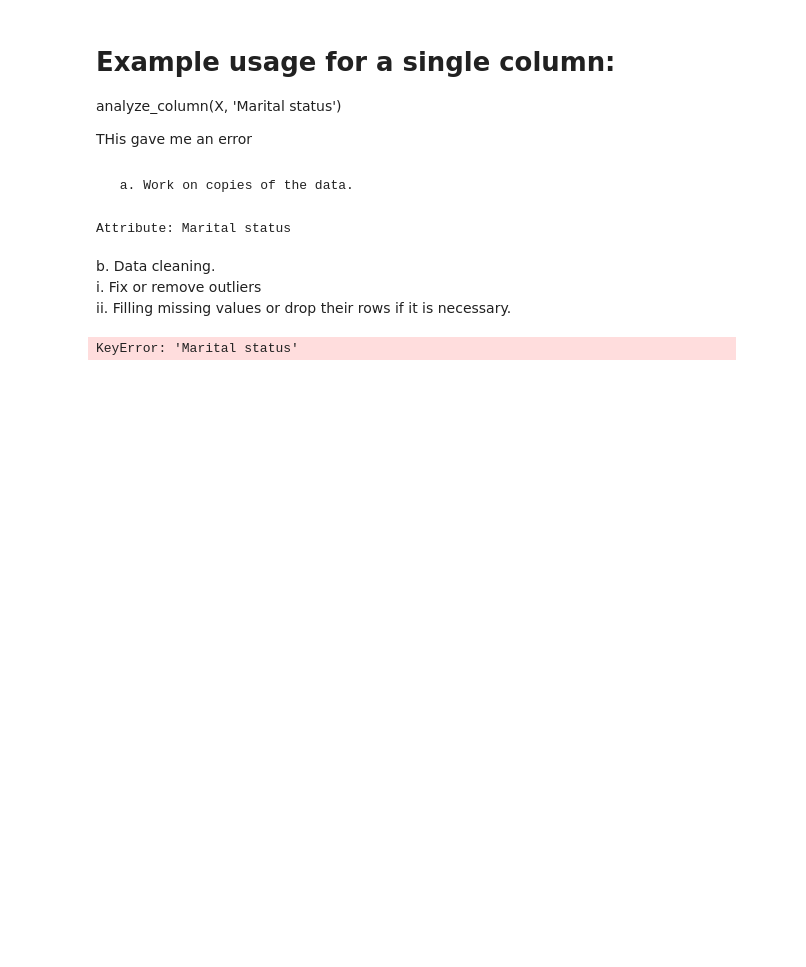
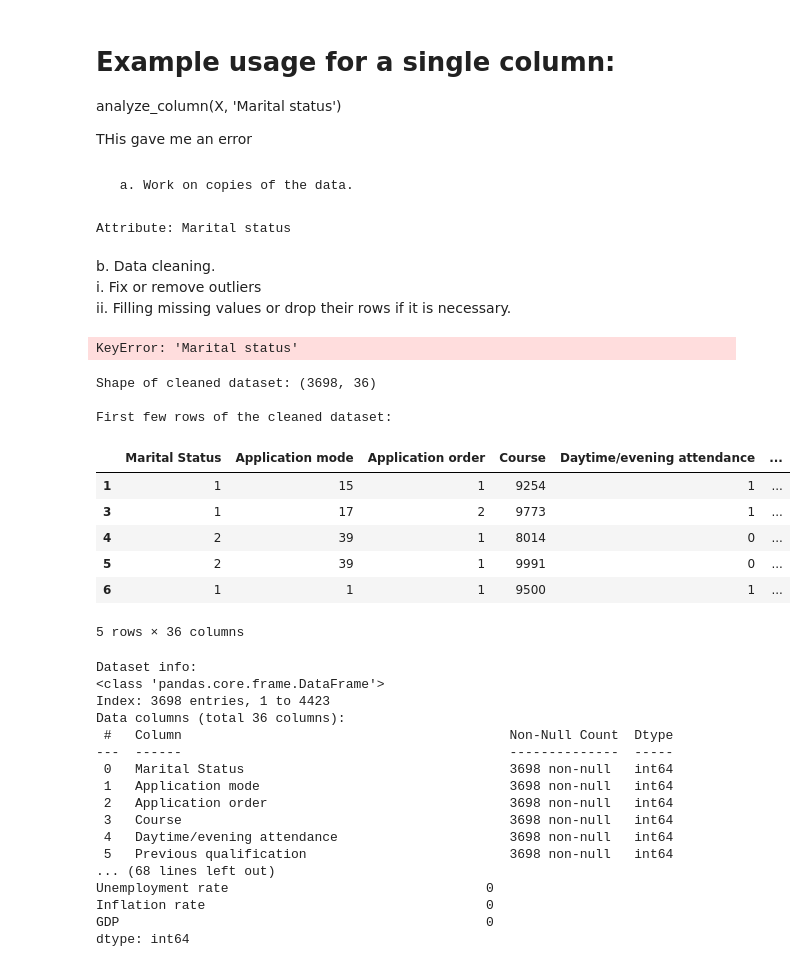
Before and after one commit to azeiber/student-droupout-detection, a Jupyter notebook: Studentdropoutandacademicsuccess.ipynb, the cells around one changed output. Drawn from its saved outputs; the diff is of its cells as text; code cells hidden in the pictures; blank space fills up the shorter version.

```diff
--- a/Studentdropoutandacademicsuccess.ipynb
+++ b/Studentdropoutandacademicsuccess.ipynb
@@ -208,3 +220,40 @@ X_cleaned = handle_missing_values(X_cleaned, 'Marital status', method='fill')
 X_cleaned = handle_missing_values(X_cleaned, 'Application mode', method='drop')
 # %% [output]
 KeyError: 'Marital status'
+# %%
+# Display the cleaned dataset
+print("Shape of cleaned dataset:", X_cleaned.shape)
+print("\nFirst few rows of the cleaned dataset:")
+display(X_cleaned.head())
+print("\nDataset info:")
+print(X_cleaned.info())
+print("\nMissing values count:")
+print(X_cleaned.isnull().sum())
+# %% [output]
+Shape of cleaned dataset: (3698, 36)
+
+First few rows of the cleaned dataset:
+|  | Marital Status | Application mode | Application order | Course | Daytime/evening attendance | ... |
+| 1 | 1 | 15 | 1 | 9254 | 1 | ... |
+| 3 | 1 | 17 | 2 | 9773 | 1 | ... |
+| 4 | 2 | 39 | 1 | 8014 | 0 | ... |
+| 5 | 2 | 39 | 1 | 9991 | 0 | ... |
+| 6 | 1 | 1 | 1 | 9500 | 1 | ... |
+5 rows × 36 columns
+Dataset info:
+<class 'pandas.core.frame.DataFrame'>
+Index: 3698 entries, 1 to 4423
+Data columns (total 36 columns):
+ #   Column                                          Non-Null Count  Dtype
+---  ------                                          --------------  -----
+ 0   Marital Status                                  3698 non-null   int64
+ 1   Application mode                                3698 non-null   int64
+ 2   Application order                               3698 non-null   int64
+ 3   Course                                          3698 non-null   int64
+ 4   Daytime/evening attendance                      3698 non-null   int64
+ 5   Previous qualification                          3698 non-null   int64
+... (68 lines left out)
+Unemployment rate                                 0
+Inflation rate                                    0
+GDP                                               0
+dtype: int64
```
Also changed, not shown: parts of 4 cells of this notebook.
